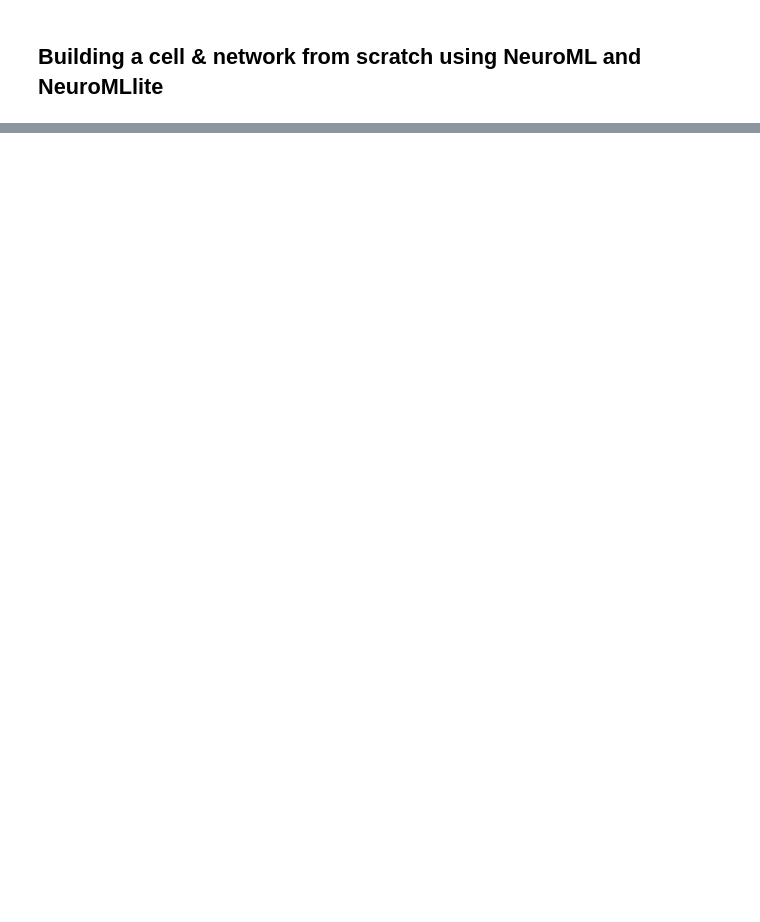
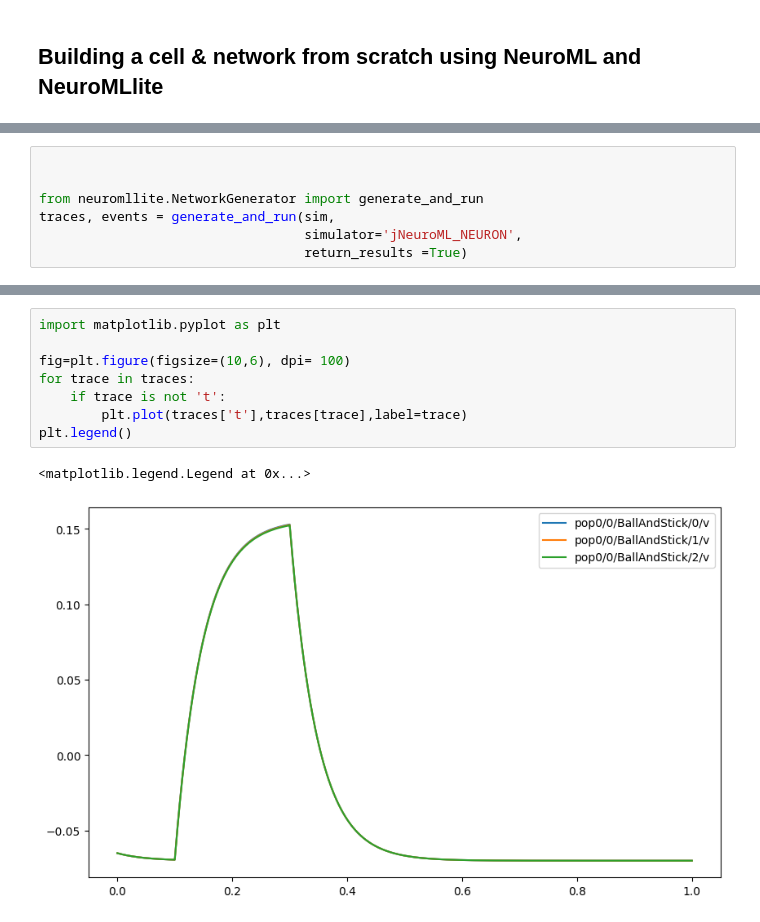
Before and after one commit to OpenSourceBrain/ArborShowcase, a Jupyter notebook: NeuroML2/CellNetworkBuilder.ipynb, the cells around one changed output, grey strips where cells are left out. Saved outputs shown, nothing was run; the diff lists cells and outputs as text; blank space fills up the shorter version.

Commit message:
Generate nml

```diff
--- a/NeuroML2/CellNetworkBuilder.ipynb
+++ b/NeuroML2/CellNetworkBuilder.ipynb
@@ -81,0 +209,7 @@ Saved cell file to: BallAndStick.cell.nml
+# %%
+
+
+from neuromllite.NetworkGenerator import generate_and_run
+traces, events = generate_and_run(sim,
+                                  simulator='jNeuroML_NEURON',
+                                  return_results =True)
@@ -81,0 +239,11 @@ Saved cell file to: BallAndStick.cell.nml
+# %%
+import matplotlib.pyplot as plt
+
+fig=plt.figure(figsize=(10,6), dpi= 100)
+for trace in traces:
+    if trace is not 't':
+        plt.plot(traces['t'],traces[trace],label=trace)
+plt.legend()
+# %% [output]
+<matplotlib.legend.Legend at 0x...>
+[figure, added]
```
Also changed, not shown: parts of 4 cells of this notebook, 7 other files.
